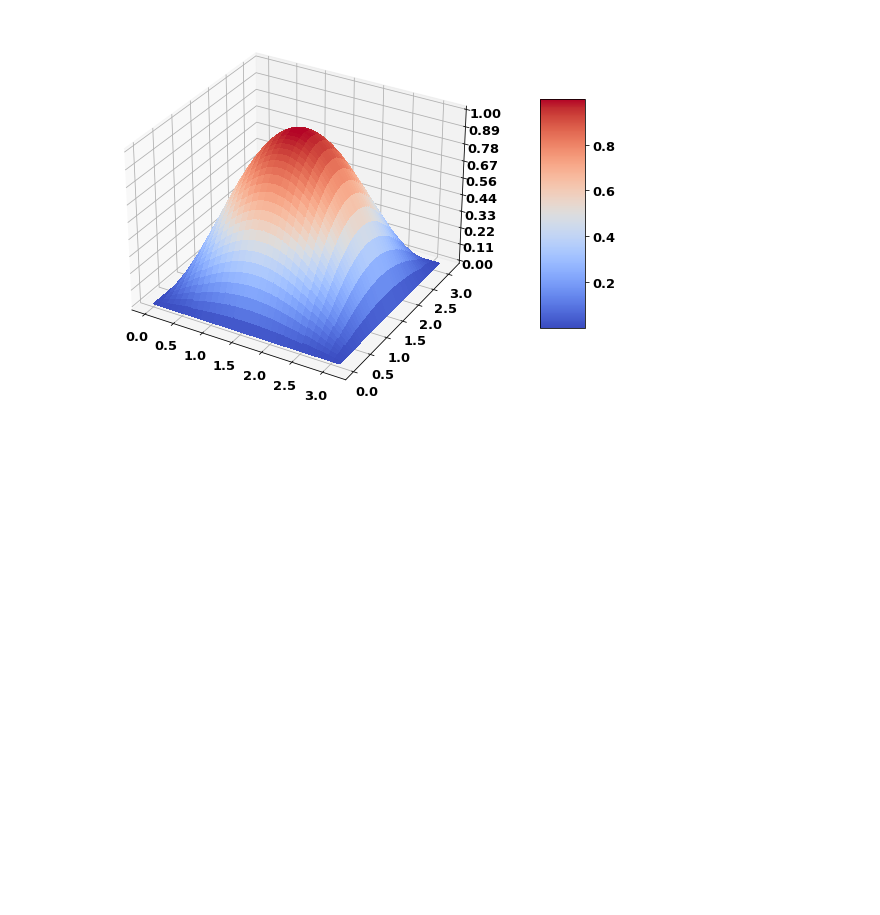
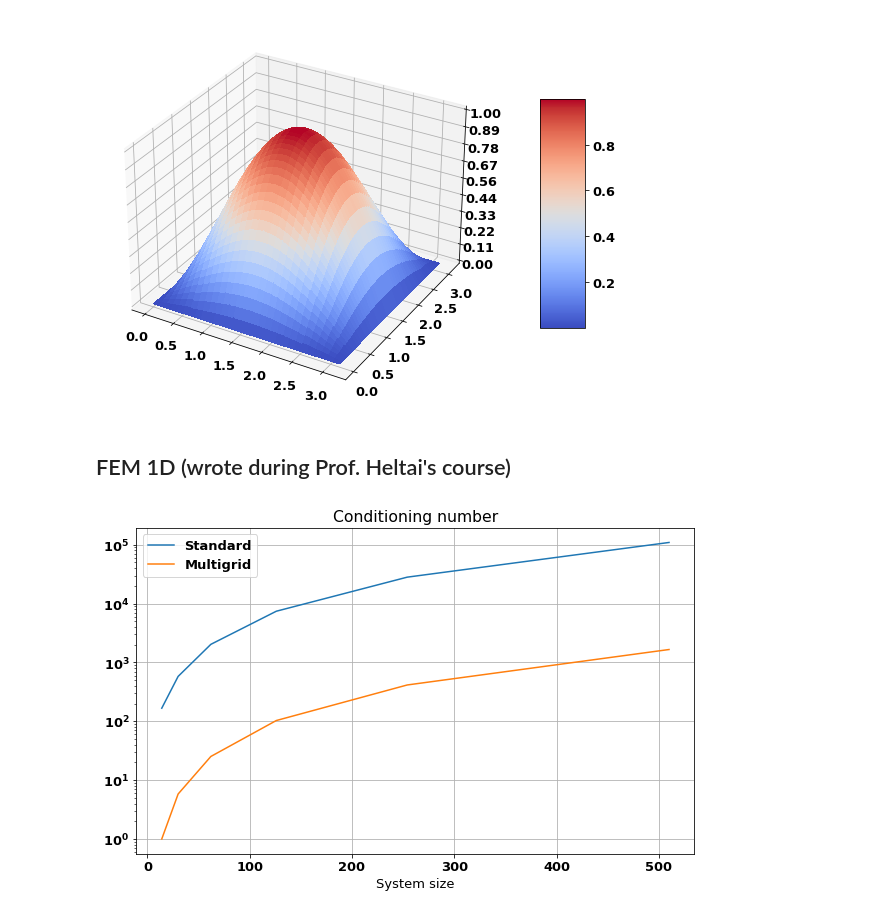
Before and after one commit to fandreuz/multigrid-pde, a Jupyter notebook: multigrid.ipynb, the cells around one changed output. Cells and saved outputs as stored; diff of their text form; code cells hidden in the pictures; blank space fills up the shorter version.

```diff
--- a/multigrid.ipynb
+++ b/multigrid.ipynb
@@ -309,3 +319,5 @@ out = multigrid_2d(
 plot_3d(X, Y, out.reshape(ny, nx))
 # %% [output]
 [figure]
+# %% [markdown]
+## FEM 1D (wrote during Prof. Heltai's course)
@@ -311,0 +448,32 @@ plot_3d(X, Y, out.reshape(ny, nx))
+# %%
+Ms = [14, 30, 62, 126, 254, 510]
+func = lambda x: np.sin(2 * np.pi * x) * ((2 * np.pi) ** 2)
+
+plt.figure(figsize=(10, 6))
+
+plt.plot(Ms, [np.linalg.cond(fem1d(M, func)[0]) for M in Ms], label="Standard")
+plt.plot(
+    Ms,
+    [
+        fake_multigrid(
+            fem1d(M, func)[0],
+            3,
+            weighted_restriction,
+            fem_prolongation,
+            [],
+            np.linalg.cond,
+        )[-1]
+        for M in Ms
+    ],
+    label="Multigrid",
+)
+
+plt.yscale("log")
+plt.title("Conditioning number")
+plt.xlabel("System size")
+plt.grid()
+plt.legend()
+
+plt.show()
+# %% [output]
+[figure, added]
```
Also changed, not shown: parts of 4 cells of this notebook.
